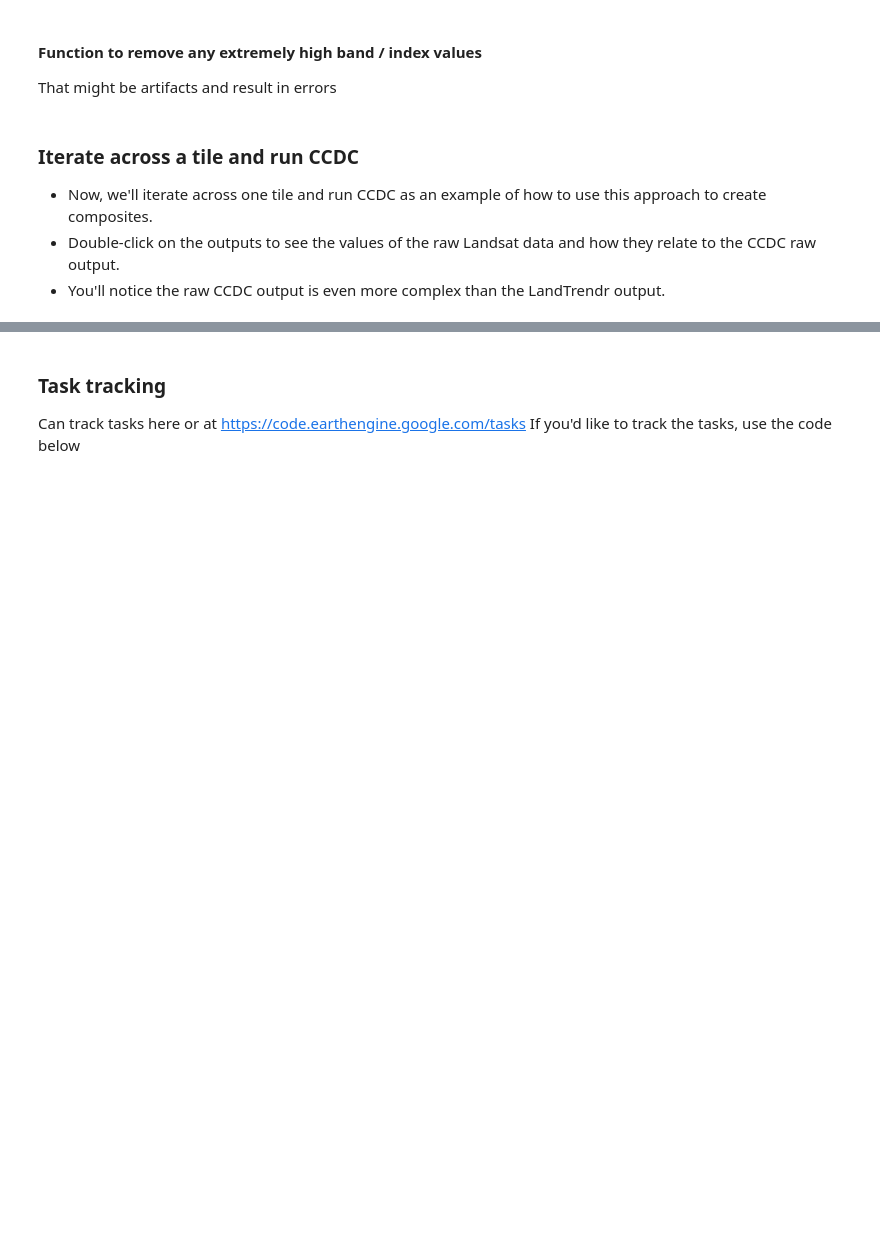
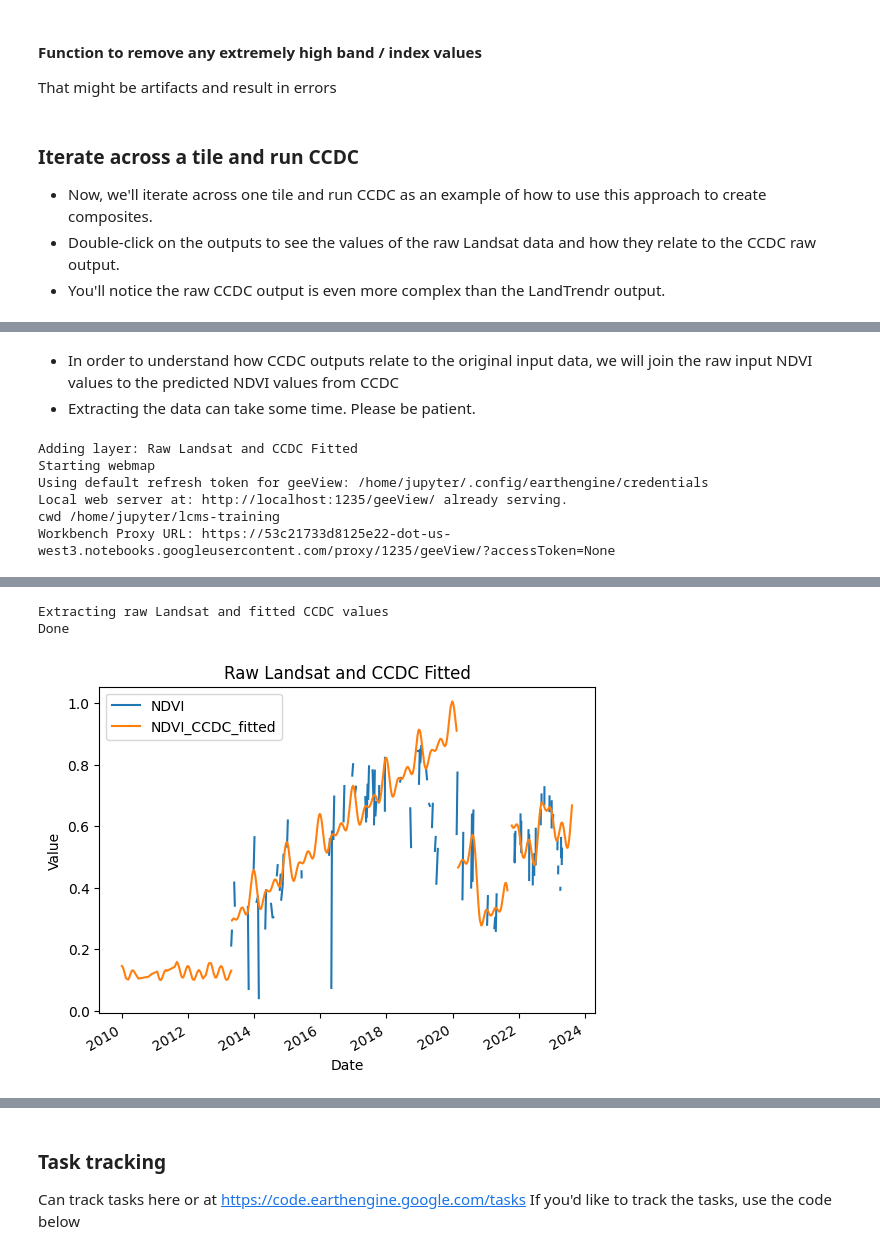
Before and after one commit to redcastle-resources/lcms-training, a Jupyter notebook: 3.2-CCDC_and_Scaling_Over_Large_Areas.ipynb, the cells around one changed output, grey strips where cells are left out. Saved outputs shown, nothing was run; the diff lists cells and outputs as text; code cells hidden in the pictures; blank space fills up the shorter version.

Commit message:
CCDC charting edits

```diff
--- a/3.2-CCDC_and_Scaling_Over_Large_Areas.ipynb
+++ b/3.2-CCDC_and_Scaling_Over_Large_Areas.ipynb
@@ -461,3 +468,36 @@ Local web server at: http://localhost:1235/geeView/ already serving.
 cwd /home/jupyter/lcms-training
 Workbench Proxy URL: https://53c21733d8125e22-dot-us-west3.notebooks.googleusercontent.com/proxy/1235/geeView/?accessToken=None
 [interactive output not drawn]
+# %% [markdown]
+* In order to understand how CCDC outputs relate to the original input data, we will join the raw input NDVI values to the predicted NDVI values from CCDC
+* Extracting the data can take some time. Please be patient.
+# %%
+Map.clearMap()
+
+# Specify which bands to show in the example
+exampleBandNames = ['NDVI']
+
+# Now let's join the raw and predicted CCDC for a small subset of time
+processedScenes = processedScenes\
+                    .filter(ee.Filter.calendarRange(2010,2023,'year'))\
+                    .map(getImagesLib.addYearYearFractionBand)
+#Then predict the CCDC models
+fitted = changeDetectionLib.predictCCDC(ccdc,processedScenes.select(['year']),fillGaps=False,whichHarmonics=[1,2,3])
+
+exampleFittedBandNames = [f'{bn}_CCDC_fitted' for bn in exampleBandNames]
+
+ccdcJoined = getImagesLib.joinCollections(processedScenes.select(exampleBandNames),fitted.select(exampleFittedBandNames))
+ccdcJoinedBns = ccdcJoined.first().bandNames().getInfo()
+
+# View the map
+# Querying this map will often yield errors as this process is quite computationally intensive
+Map.addLayer(ccdcJoined,{'min':0.2,'max':0.8},'Raw Landsat and CCDC Fitted')
+Map.turnOnInspector()
+Map.view()
+# %% [output]
+Adding layer: Raw Landsat and CCDC Fitted
+Starting webmap
+Using default refresh token for geeView: /home/jupyter/.config/earthengine/credentials
+Local web server at: http://localhost:1235/geeView/ already serving.
+cwd /home/jupyter/lcms-training
+Workbench Proxy URL: https://53c21733d8125e22-dot-us-west3.notebooks.googleusercontent.com/proxy/1235/geeView/?accessToken=None
@@ -463,0 +505,3 @@ Workbench Proxy URL: https://53c21733d8125e22-dot-us-west3.notebooks.googleuserc
+Extracting raw Landsat and fitted CCDC values
+Done
+[figure, added]
```
Also changed, not shown: parts of 12 cells of this notebook, 1 other file.
